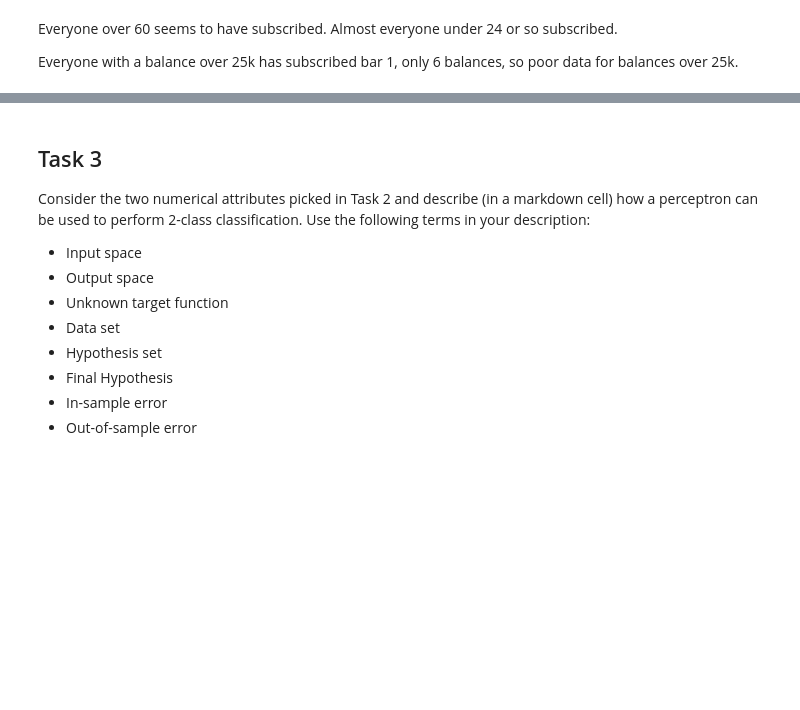
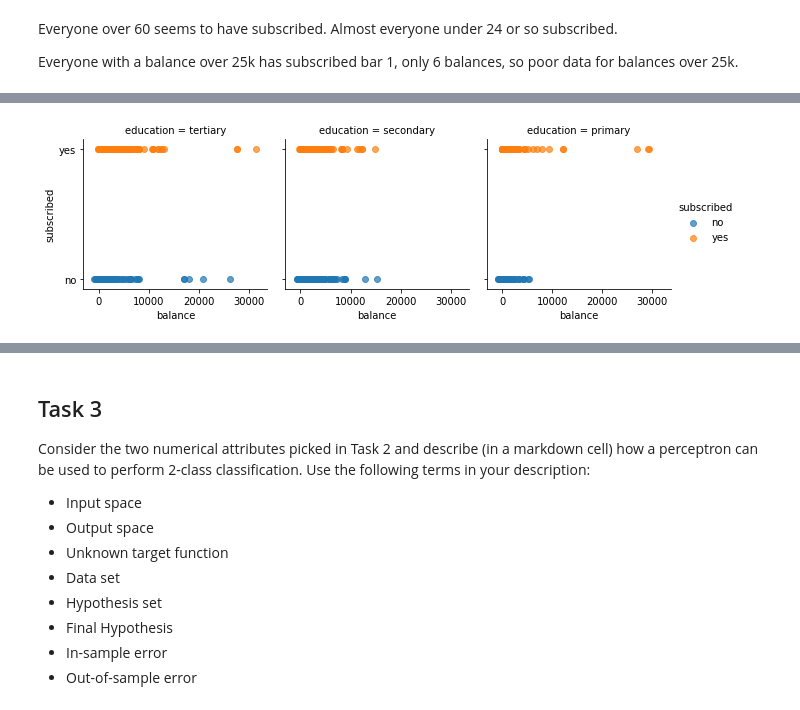
Before and after one commit to vipulpopat/MSCAI_Sem1_Etivity1, a Jupyter notebook: Etivity1.ipynb, the cells around one changed output, grey strips where cells are left out. Saved outputs shown, nothing was run; the diff lists cells and outputs as text; code cells hidden in the pictures; blank space fills up the shorter version.

```diff
--- a/Etivity1.ipynb
+++ b/Etivity1.ipynb
@@ -474,0 +440,6 @@ for x in names:
+# %%
+g = sns.FacetGrid(df2, col="education", hue="subscribed")
+g.map(plt.scatter, "balance", "subscribed", alpha=.7)
+g.add_legend();
+# %% [output]
+[figure, added]
```
Also changed, not shown: parts of 7 cells of this notebook.
